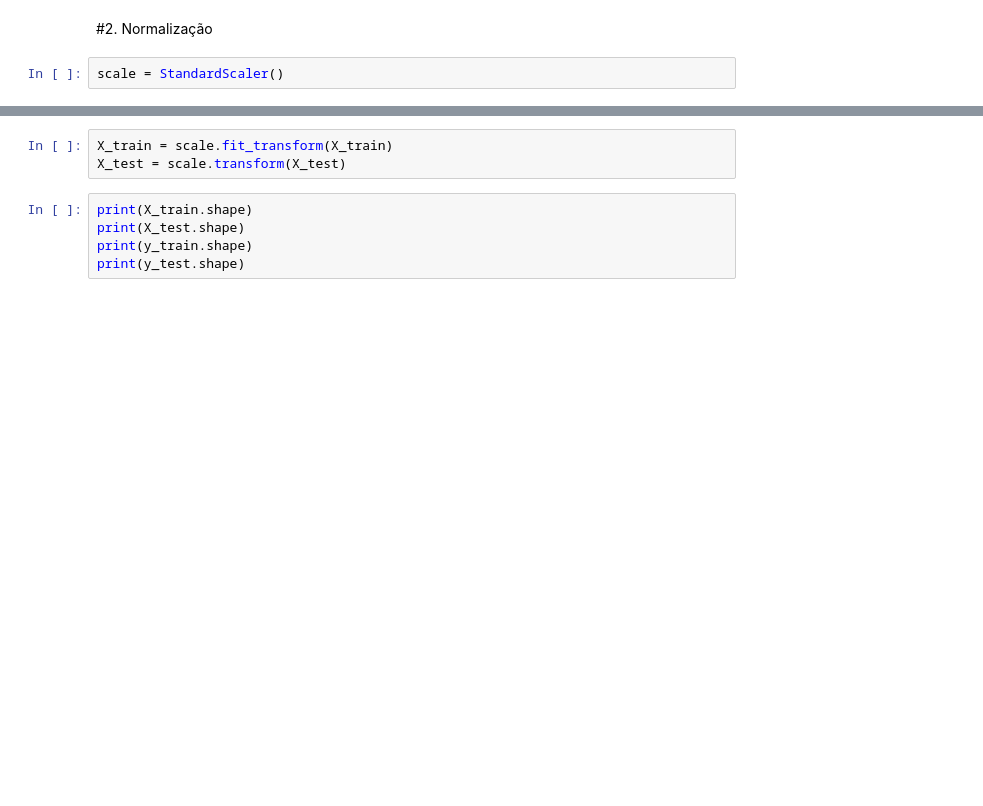
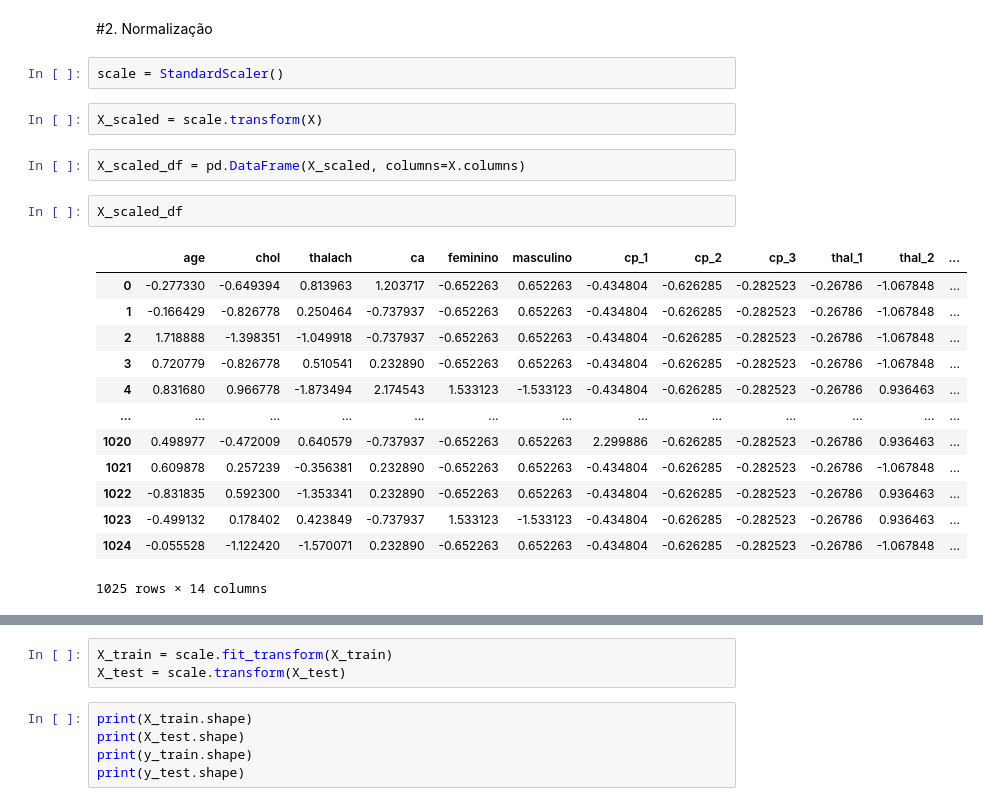
Before and after one commit to gutosantos-github/amsaude, a Jupyter notebook: 1-atividade-01/atividade_1_AM_na_saude_Augusto_Santos.ipynb, the cells around one changed output, grey strips where cells are left out. Cells and saved outputs as stored; diff of their text form; blank space fills up the shorter version.

```diff
--- a/1-atividade-01/atividade_1_AM_na_saude_Augusto_Santos.ipynb
+++ b/1-atividade-01/atividade_1_AM_na_saude_Augusto_Santos.ipynb
@@ -694,3 +694,23 @@ display(X_train.shape, X_test.shape, y_train.shape, y_test.shape)
 #2. Normalização
 # %%
 scale = StandardScaler()
+# %%
+X_scaled = scale.transform(X)
+# %%
+X_scaled_df = pd.DataFrame(X_scaled, columns=X.columns)
+# %%
+X_scaled_df
+# %% [output]
+|  | age | chol | thalach | ca | feminino | masculino | cp_1 | cp_2 | cp_3 | thal_1 | thal_2 | ... |
+| 0 | -0.277330 | -0.649394 | 0.813963 | 1.203717 | -0.652263 | 0.652263 | -0.434804 | -0.626285 | -0.282523 | -0.26786 | -1.067848 | ... |
+| 1 | -0.166429 | -0.826778 | 0.250464 | -0.737937 | -0.652263 | 0.652263 | -0.434804 | -0.626285 | -0.282523 | -0.26786 | -1.067848 | ... |
+| 2 | 1.718888 | -1.398351 | -1.049918 | -0.737937 | -0.652263 | 0.652263 | -0.434804 | -0.626285 | -0.282523 | -0.26786 | -1.067848 | ... |
+| 3 | 0.720779 | -0.826778 | 0.510541 | 0.232890 | -0.652263 | 0.652263 | -0.434804 | -0.626285 | -0.282523 | -0.26786 | -1.067848 | ... |
+| 4 | 0.831680 | 0.966778 | -1.873494 | 2.174543 | 1.533123 | -1.533123 | -0.434804 | -0.626285 | -0.282523 | -0.26786 | 0.936463 | ... |
+| ... | ... | ... | ... | ... | ... | ... | ... | ... | ... | ... | ... | ... |
+| 1020 | 0.498977 | -0.472009 | 0.640579 | -0.737937 | -0.652263 | 0.652263 | 2.299886 | -0.626285 | -0.282523 | -0.26786 | 0.936463 | ... |
+| 1021 | 0.609878 | 0.257239 | -0.356381 | 0.232890 | -0.652263 | 0.652263 | -0.434804 | -0.626285 | -0.282523 | -0.26786 | -1.067848 | ... |
+| 1022 | -0.831835 | 0.592300 | -1.353341 | 0.232890 | -0.652263 | 0.652263 | -0.434804 | -0.626285 | -0.282523 | -0.26786 | 0.936463 | ... |
+| 1023 | -0.499132 | 0.178402 | 0.423849 | -0.737937 | 1.533123 | -1.533123 | -0.434804 | -0.626285 | -0.282523 | -0.26786 | 0.936463 | ... |
+| 1024 | -0.055528 | -1.122420 | -1.570071 | 0.232890 | -0.652263 | 0.652263 | -0.434804 | -0.626285 | -0.282523 | -0.26786 | -1.067848 | ... |
+1025 rows × 14 columns
```
Also changed, not shown: parts of 5 cells of this notebook.
